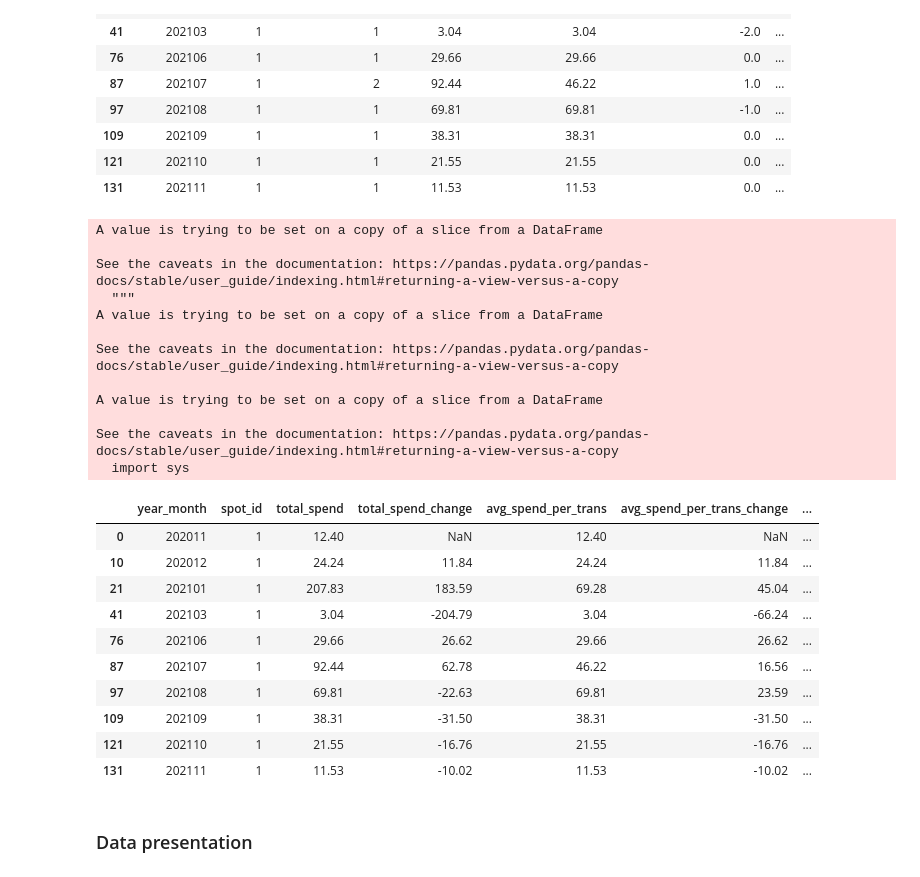
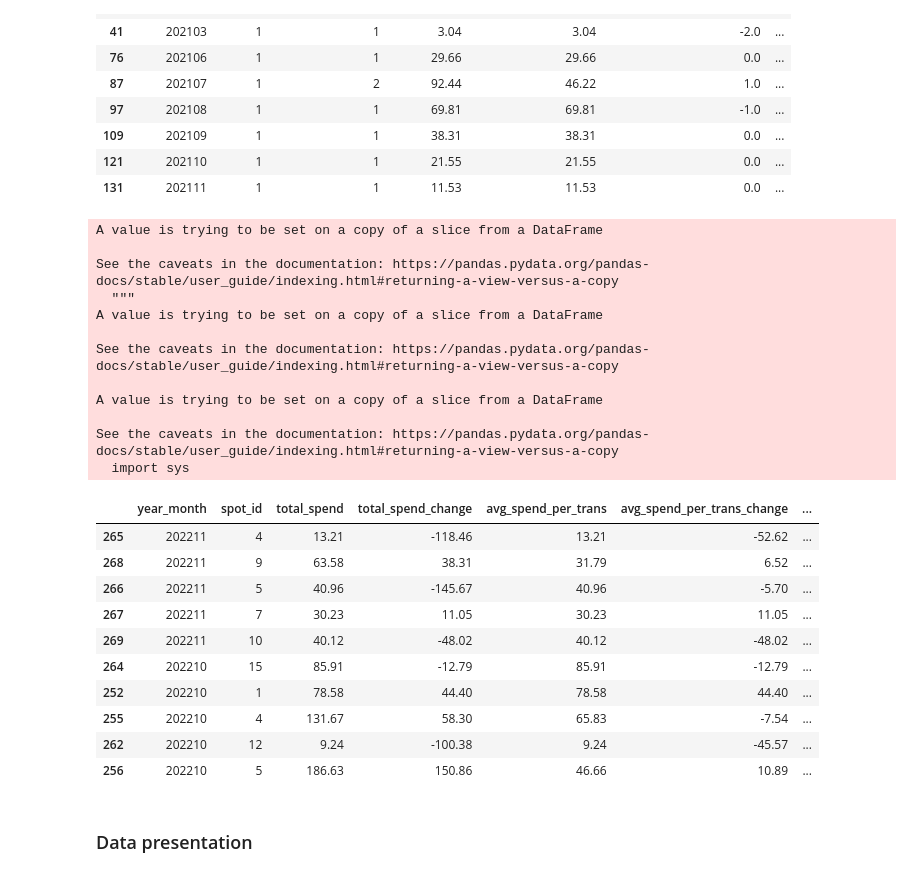
Before and after one commit to jcferrara/anonymous-challenge, a Jupyter notebook: Anonymous Challenge.ipynb, the cells around one changed output. Saved outputs shown, nothing was run; the diff lists cells and outputs as text; code cells hidden in the pictures.

```diff
--- a/Anonymous Challenge.ipynb
+++ b/Anonymous Challenge.ipynb
@@ -285,40 +285,41 @@ spot_data.head(10)
 # %%
 # Identify areas of overlap when the previous record represents a different spot_id
 mask = spot_data['spot_id'] != spot_data['spot_id'].shift(1)
 
 # For records that match the above criteria, replace data point with a NaN
 spot_data['num_transactions_change'][mask] = np.nan
 spot_data['total_spend_change'][mask] = np.nan
 spot_data['avg_spend_per_trans_change'][mask] = np.nan
 
 # Clean up dataset by reorganizing columns
 spot_data = spot_data[['year_month', 'spot_id', 'total_spend', 'total_spend_change', 'avg_spend_per_trans', 'avg_spend_per_trans_change', 'num_transactions', 'num_transactions_change']]
+spot_data = spot_data.sort_values(by='year_month', ascending=False)
 
 spot_data.head(10)
 # %% [output]
 A value is trying to be set on a copy of a slice from a DataFrame
 
 See the caveats in the documentation: https://pandas.pydata.org/pandas-docs/stable/user_guide/indexing.html#returning-a-view-versus-a-copy
   """
 A value is trying to be set on a copy of a slice from a DataFrame
 
 See the caveats in the documentation: https://pandas.pydata.org/pandas-docs/stable/user_guide/indexing.html#returning-a-view-versus-a-copy
 
 A value is trying to be set on a copy of a slice from a DataFrame
 
 See the caveats in the documentation: https://pandas.pydata.org/pandas-docs/stable/user_guide/indexing.html#returning-a-view-versus-a-copy
   import sys
 |  | year_month | spot_id | total_spend | total_spend_change | avg_spend_per_trans | avg_spend_per_trans_change | ... |
-| 0 | 202011 | 1 | 12.40 | NaN | 12.40 | NaN | ... |
-| 10 | 202012 | 1 | 24.24 | 11.84 | 24.24 | 11.84 | ... |
-| 21 | 202101 | 1 | 207.83 | 183.59 | 69.28 | 45.04 | ... |
-| 41 | 202103 | 1 | 3.04 | -204.79 | 3.04 | -66.24 | ... |
-| 76 | 202106 | 1 | 29.66 | 26.62 | 29.66 | 26.62 | ... |
-| 87 | 202107 | 1 | 92.44 | 62.78 | 46.22 | 16.56 | ... |
-| 97 | 202108 | 1 | 69.81 | -22.63 | 69.81 | 23.59 | ... |
-| 109 | 202109 | 1 | 38.31 | -31.50 | 38.31 | -31.50 | ... |
-| 121 | 202110 | 1 | 21.55 | -16.76 | 21.55 | -16.76 | ... |
-| 131 | 202111 | 1 | 11.53 | -10.02 | 11.53 | -10.02 | ... |
+| 265 | 202211 | 4 | 13.21 | -118.46 | 13.21 | -52.62 | ... |
+| 268 | 202211 | 9 | 63.58 | 38.31 | 31.79 | 6.52 | ... |
+| 266 | 202211 | 5 | 40.96 | -145.67 | 40.96 | -5.70 | ... |
+| 267 | 202211 | 7 | 30.23 | 11.05 | 30.23 | 11.05 | ... |
+| 269 | 202211 | 10 | 40.12 | -48.02 | 40.12 | -48.02 | ... |
+| 264 | 202210 | 15 | 85.91 | -12.79 | 85.91 | -12.79 | ... |
+| 252 | 202210 | 1 | 78.58 | 44.40 | 78.58 | 44.40 | ... |
+| 255 | 202210 | 4 | 131.67 | 58.30 | 65.83 | -7.54 | ... |
+| 262 | 202210 | 12 | 9.24 | -100.38 | 9.24 | -45.57 | ... |
+| 256 | 202210 | 5 | 186.63 | 150.86 | 46.66 | 10.89 | ... |
 # %% [markdown]
 ### Data presentation
 # %% [markdown]
```
